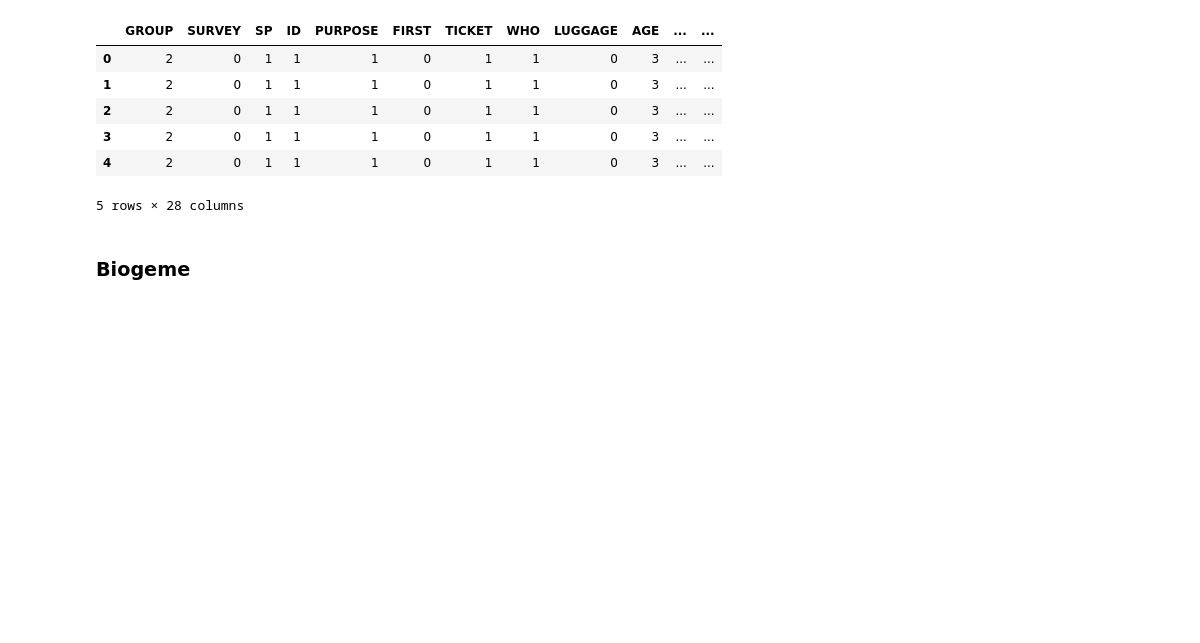
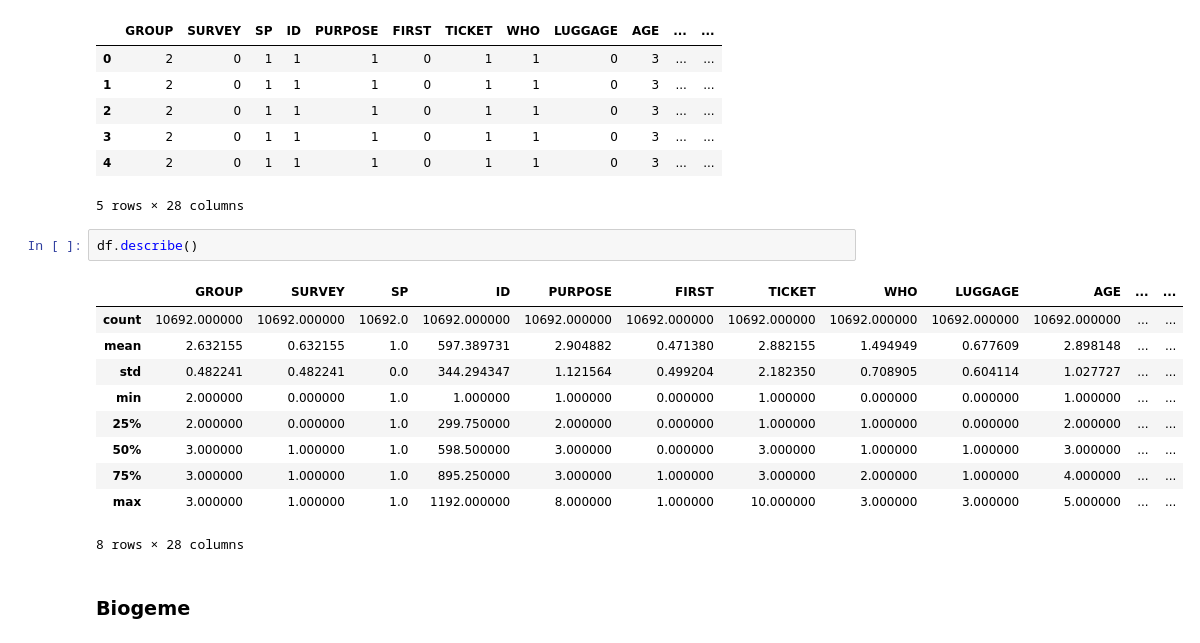
Before and after one commit to danhphan/choicenet, a Jupyter notebook: 02_MNL_swissmetro.ipynb, the cells around one changed output. Saved outputs shown, nothing was run; the diff lists cells and outputs as text; blank space fills up the shorter version.

```diff
--- a/02_MNL_swissmetro.ipynb
+++ b/02_MNL_swissmetro.ipynb
@@ -47,6 +47,19 @@ data.head()
 | 3 | 2 | 0 | 1 | 1 | 1 | 0 | 1 | 1 | 0 | 3 | ... | ... |
 | 4 | 2 | 0 | 1 | 1 | 1 | 0 | 1 | 1 | 0 | 3 | ... | ... |
 5 rows × 28 columns
+# %%
+df.describe()
+# %% [output]
+|  | GROUP | SURVEY | SP | ID | PURPOSE | FIRST | TICKET | WHO | LUGGAGE | AGE | ... | ... |
+| count | 10692.000000 | 10692.000000 | 10692.0 | 10692.000000 | 10692.000000 | 10692.000000 | 10692.000000 | 10692.000000 | 10692.000000 | 10692.000000 | ... | ... |
+| mean | 2.632155 | 0.632155 | 1.0 | 597.389731 | 2.904882 | 0.471380 | 2.882155 | 1.494949 | 0.677609 | 2.898148 | ... | ... |
+| std | 0.482241 | 0.482241 | 0.0 | 344.294347 | 1.121564 | 0.499204 | 2.182350 | 0.708905 | 0.604114 | 1.027727 | ... | ... |
+| min | 2.000000 | 0.000000 | 1.0 | 1.000000 | 1.000000 | 0.000000 | 1.000000 | 0.000000 | 0.000000 | 1.000000 | ... | ... |
+| 25% | 2.000000 | 0.000000 | 1.0 | 299.750000 | 2.000000 | 0.000000 | 1.000000 | 1.000000 | 0.000000 | 2.000000 | ... | ... |
+| 50% | 3.000000 | 1.000000 | 1.0 | 598.500000 | 3.000000 | 0.000000 | 3.000000 | 1.000000 | 1.000000 | 3.000000 | ... | ... |
+| 75% | 3.000000 | 1.000000 | 1.0 | 895.250000 | 3.000000 | 1.000000 | 3.000000 | 2.000000 | 1.000000 | 4.000000 | ... | ... |
+| max | 3.000000 | 1.000000 | 1.0 | 1192.000000 | 8.000000 | 1.000000 | 10.000000 | 3.000000 | 3.000000 | 5.000000 | ... | ... |
+8 rows × 28 columns
 # %% [markdown]
 ### Biogeme
 # %%
```
Also changed, not shown: parts of 34 cells of this notebook, 19 other files.
